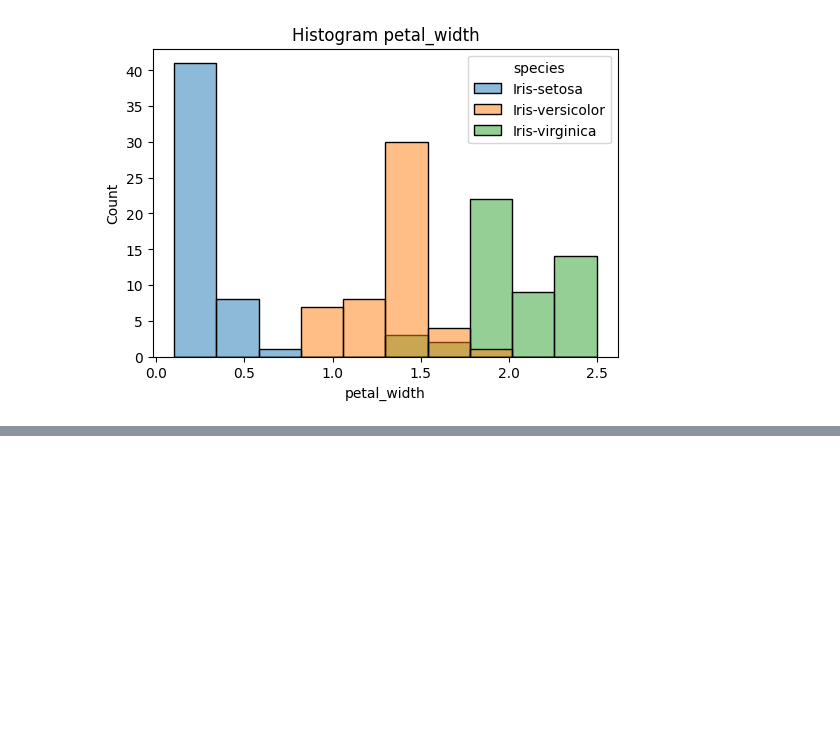
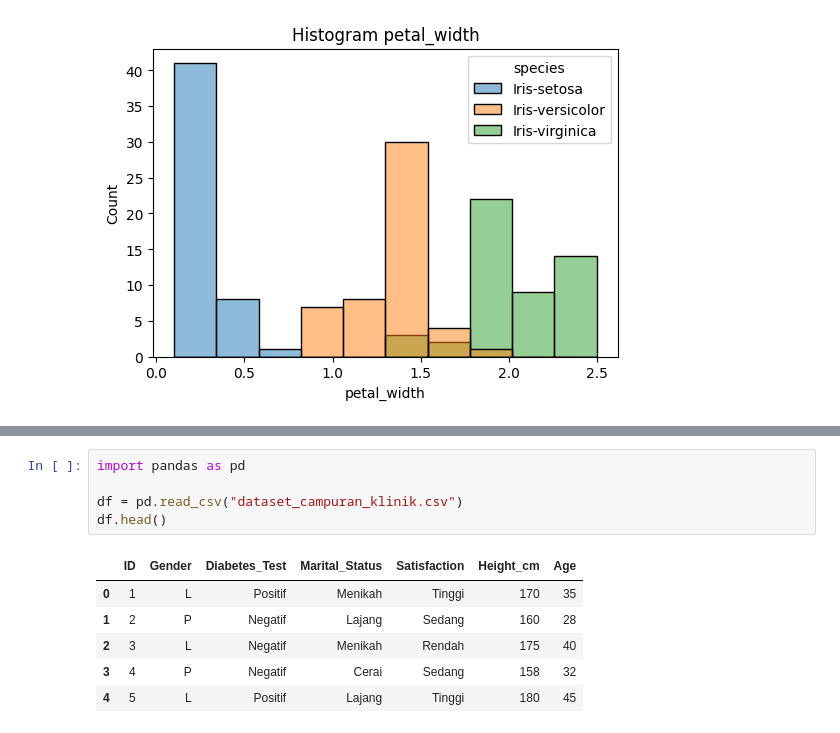
Before and after one commit to Dika-arch/Pendata, a Jupyter notebook: _sources/Bussiness_Understanding.ipynb, the cells around one changed output, grey strips where cells are left out. Saved outputs shown, nothing was run; the diff lists cells and outputs as text; blank space fills up the shorter version.

```diff
--- a/_sources/Bussiness_Understanding.ipynb
+++ b/_sources/Bussiness_Understanding.ipynb
@@ -632,0 +641,12 @@ Machine Learning
+# %%
+import pandas as pd
+
+df = pd.read_csv("dataset_campuran_klinik.csv")
+df.head()
+# %% [output]
+|  | ID | Gender | Diabetes_Test | Marital_Status | Satisfaction | Height_cm | Age |
+| 0 | 1 | L | Positif | Menikah | Tinggi | 170 | 35 |
+| 1 | 2 | P | Negatif | Lajang | Sedang | 160 | 28 |
+| 2 | 3 | L | Negatif | Menikah | Rendah | 175 | 40 |
+| 3 | 4 | P | Negatif | Cerai | Sedang | 158 | 32 |
+| 4 | 5 | L | Positif | Lajang | Tinggi | 180 | 45 |
```
Also changed, not shown: parts of 27 cells of this notebook, 5 other files.
